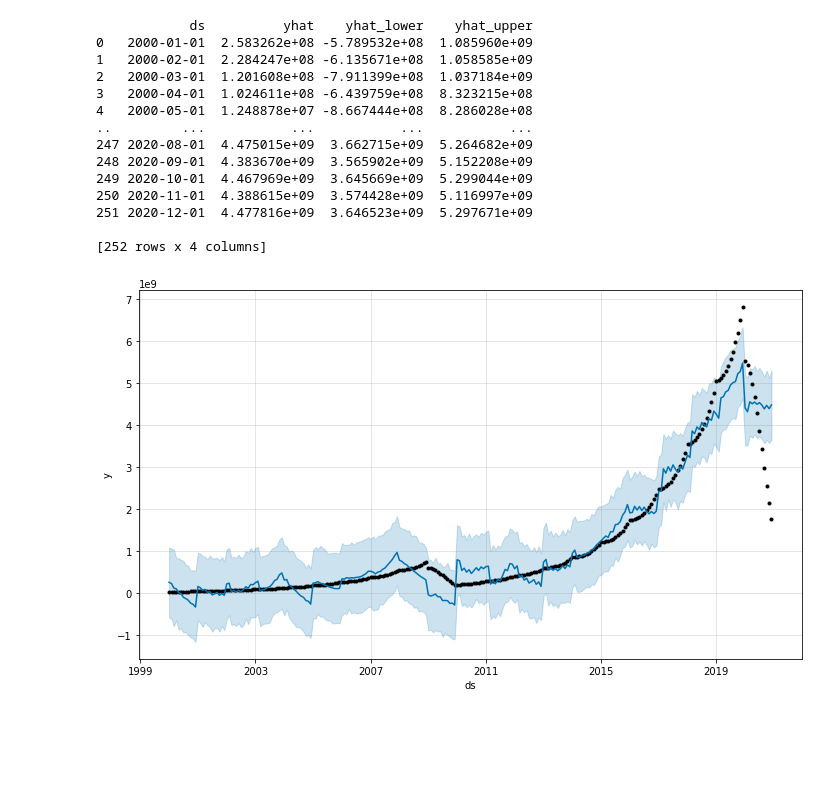
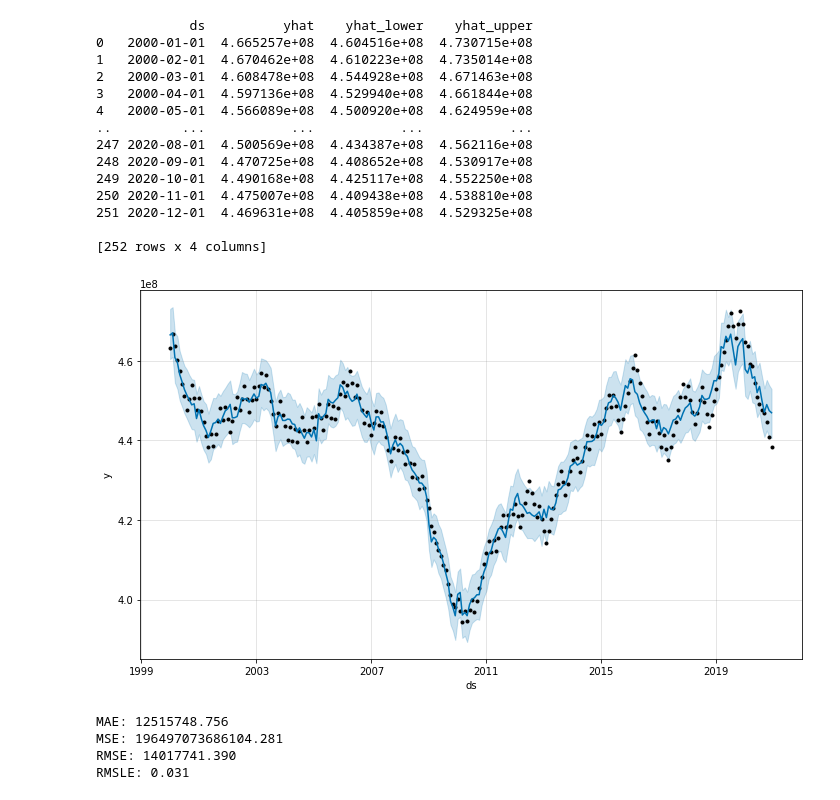
Before and after one commit to hjjunl/DataProjects, a Jupyter notebook: DataScience/prophet_model.ipynb, the cells around one changed output. Drawn from its saved outputs; the diff is of its cells as text; code cells hidden in the pictures; blank space fills up the shorter version.

```diff
--- a/DataScience/prophet_model.ipynb
+++ b/DataScience/prophet_model.ipynb
@@ -7,29 +7,32 @@ from fbprophet import Prophet
 import matplotlib.pyplot as plt
 import pandas as pd
 
-dbCon = pymysql.connect('host', 'username', 'password', 'database',
+dbCon = pymysql.connect('223.194.46.212', 'root', '12345!', 'knowhow',
                        charset ='utf8', autocommit=True,
                        cursorclass=pymysql.cursors.DictCursor)
 
-#x1: Variable cost / 변동비
+#x1: 변동비
 x1='''SELECT  cc_costbill1.version_id AS ds, cc_costbill1.ic_dlvc+ cc_costbill1.ic_ohdvc AS y
 FROM cc_costbill1, cc_itemplan
 WHERE itemplan_id=1 AND cc_costbill1.itemplan_id=cc_itemplan.id'''#직접, 노무비,
 
-#x2: Fized cost / 고정비
+#x2:고정비
 x2='''SELECT cc_costbill1.ic_dlfc+cc_costbill1.ic_idlc
 +cc_costbill1.ic_ohdfd+cc_costbill1.ic_ohdfe +cc_costbill1.ic_idohc AS x1,
 cc_costbill1.version_id as date
 FROM cc_costbill1, cc_itemplan
 WHERE itemplan_id=1 AND cc_costbill1.itemplan_id=cc_itemplan.id''' #가만히있어도 돈dl 나가는 고정비
 
-#y: Cost / 생산액
+#y: 생산액
 y='''SELECT cc_costbill1.proamt_unit*cc_costbill1.proq AS y, cc_costbill1.version_id AS ds
 FROM cc_costbill1, cc_itemplan
 WHERE itemplan_id=1 AND cc_costbill1.itemplan_id=cc_itemplan.id'''
 
+y1='''SELECT cc_costbill.proamt_unit*cc_costbill.proq AS y, cc_costbill.periodym_cd*100 +1  AS ds
+FROM cc_costbill;'''
+
 curs = dbCon.cursor()
-curs.execute(y)
+curs.execute(y1)
 result =curs.fetchall()
 
 df = pd.DataFrame(result)
@@ -37,8 +40,8 @@ df1=pd.DataFrame(result)
 #int -> datetime
 df['ds'] = df['ds'].astype(str)
 df['ds'] = pd.to_datetime(df['ds'])
-
-#covid19 trend (special events)
+df = df.groupby(['ds'], as_index=False)['y'].agg('sum')
+#covid19 트렌드 설정 (special events)
 covid = pd.DataFrame({
 'holiday': 'playoff',
 'ds': pd.to_datetime(['2020-01-01', '2020-02-01','2020-03-01',
@@ -74,29 +77,44 @@ model= Prophet(
 # %%
 #Add monthly pattern because data is month based data / 월주기 패턴 추가
 model.add_seasonality(name='monthly', period=30.5, fourier_order=5, prior_scale=0.02)
 model.fit(df)
 forecast = model.predict(df)
 
 # summarize the forecast
 print(forecast[['ds', 'yhat', 'yhat_lower', 'yhat_upper']])
 model.plot(forecast)
 plt.show()
+
+from sklearn.metrics import mean_squared_error, r2_score, mean_absolute_error, mean_squared_log_error
+mae = mean_absolute_error(y_true, y_pred)
+MSE = mean_squared_error(y_true, y_pred)
+RMSE = np.sqrt(MSE)
+RMSLE = np.sqrt(mean_squared_log_error(y_true, y_pred))
+
+print('MAE: %.3f' % mae)
+print('MSE: %.3f' % MSE)
+print('RMSE: %.3f' % RMSE)
+print('RMSLE: %.3f' % RMSLE)
 # %% [output]
             ds          yhat    yhat_lower    yhat_upper
-0   2000-01-01  2.583262e+08 -5.789532e+08  1.085960e+09
-1   2000-02-01  2.284247e+08 -6.135671e+08  1.058585e+09
-2   2000-03-01  1.201608e+08 -7.911399e+08  1.037184e+09
-3   2000-04-01  1.024611e+08 -6.439759e+08  8.323215e+08
-4   2000-05-01  1.248878e+07 -8.667444e+08  8.286028e+08
+0   2000-01-01  4.665257e+08  4.604516e+08  4.730715e+08
+1   2000-02-01  4.670462e+08  4.610223e+08  4.735014e+08
+2   2000-03-01  4.608478e+08  4.544928e+08  4.671463e+08
+3   2000-04-01  4.597136e+08  4.529940e+08  4.661844e+08
+4   2000-05-01  4.566089e+08  4.500920e+08  4.624959e+08
 ..         ...           ...           ...           ...
-247 2020-08-01  4.475015e+09  3.662715e+09  5.264682e+09
-248 2020-09-01  4.383670e+09  3.565902e+09  5.152208e+09
-249 2020-10-01  4.467969e+09  3.645669e+09  5.299044e+09
-250 2020-11-01  4.388615e+09  3.574428e+09  5.116997e+09
-251 2020-12-01  4.477816e+09  3.646523e+09  5.297671e+09
+247 2020-08-01  4.500569e+08  4.434387e+08  4.562116e+08
+248 2020-09-01  4.470725e+08  4.408652e+08  4.530917e+08
+249 2020-10-01  4.490168e+08  4.425117e+08  4.552250e+08
+250 2020-11-01  4.475007e+08  4.409438e+08  4.538810e+08
+251 2020-12-01  4.469631e+08  4.405859e+08  4.529325e+08
 
 [252 rows x 4 columns]
-[figure, old version]
+[figure, new version]
+MAE: 12515748.756
+MSE: 196497073686104.281
+RMSE: 14017741.390
+RMSLE: 0.031
 # %%
 #With trained data(2000-01~2020-12)-> predict 2021-01~2021-12
 future = list()
```
Also changed, not shown: parts of 4 cells of this notebook.
